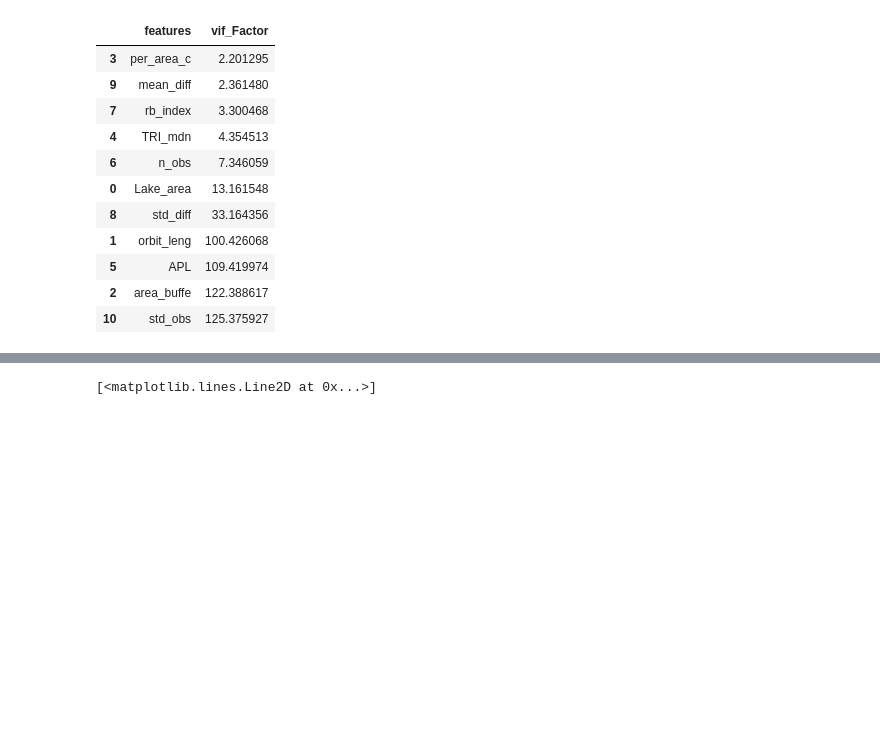
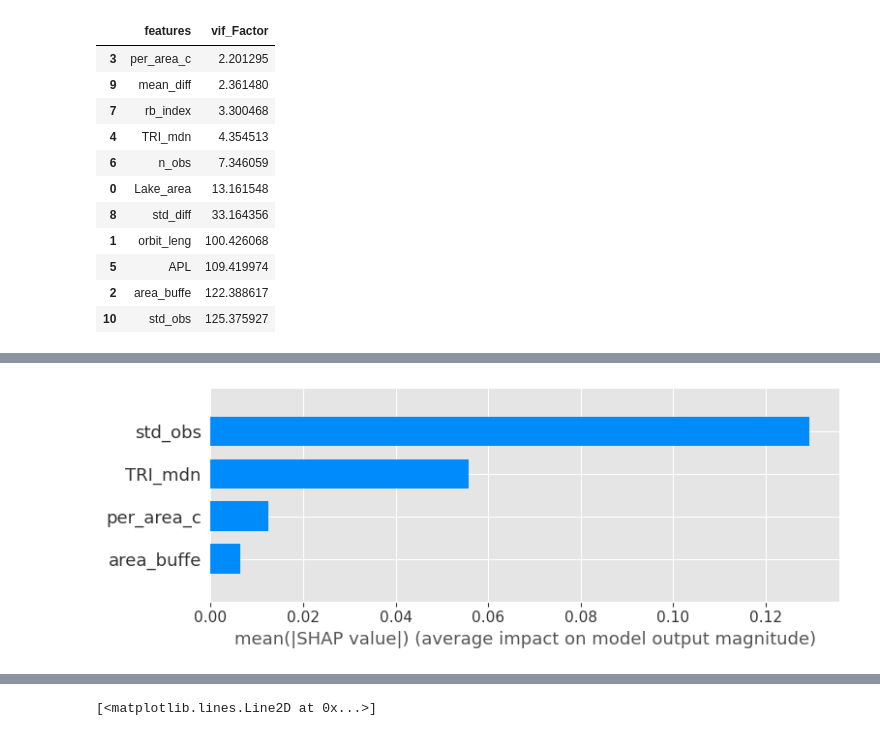
Before and after one commit to anmagomez/radar_altimetry_eval, a Jupyter notebook: src/example_importance.ipynb, the cells around one changed output, grey strips where cells are left out. Saved outputs shown, nothing was run; the diff lists cells and outputs as text; code cells hidden in the pictures; blank space fills up the shorter version.

```diff
--- a/src/example_importance.ipynb
+++ b/src/example_importance.ipynb
@@ -514,0 +600,6 @@ Number of features | Features | RSS
+# %%
+explainer = shap.TreeExplainer(rf)
+shap_values = explainer.shap_values(X)
+shap.summary_plot(shap_values, X, plot_type="bar")
+# %% [output]
+[figure, added]
```
Also changed, not shown: parts of 15 cells of this notebook.
